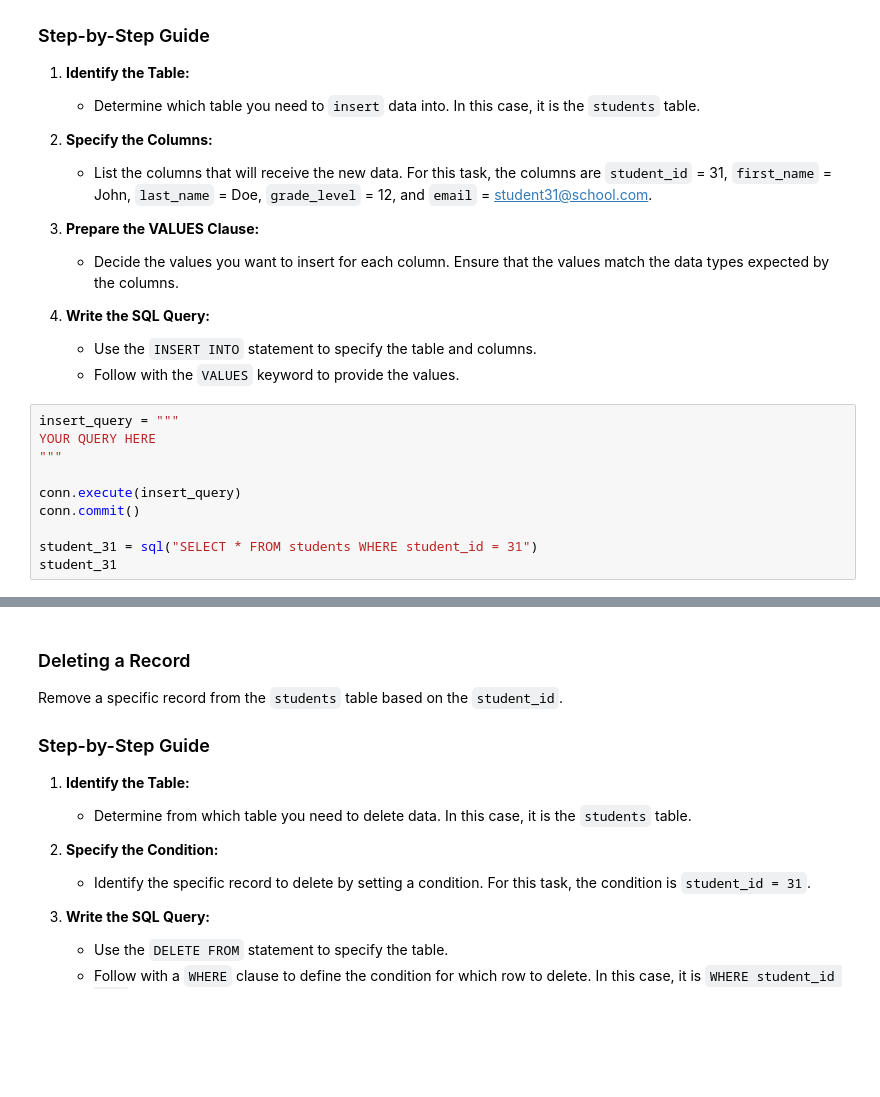
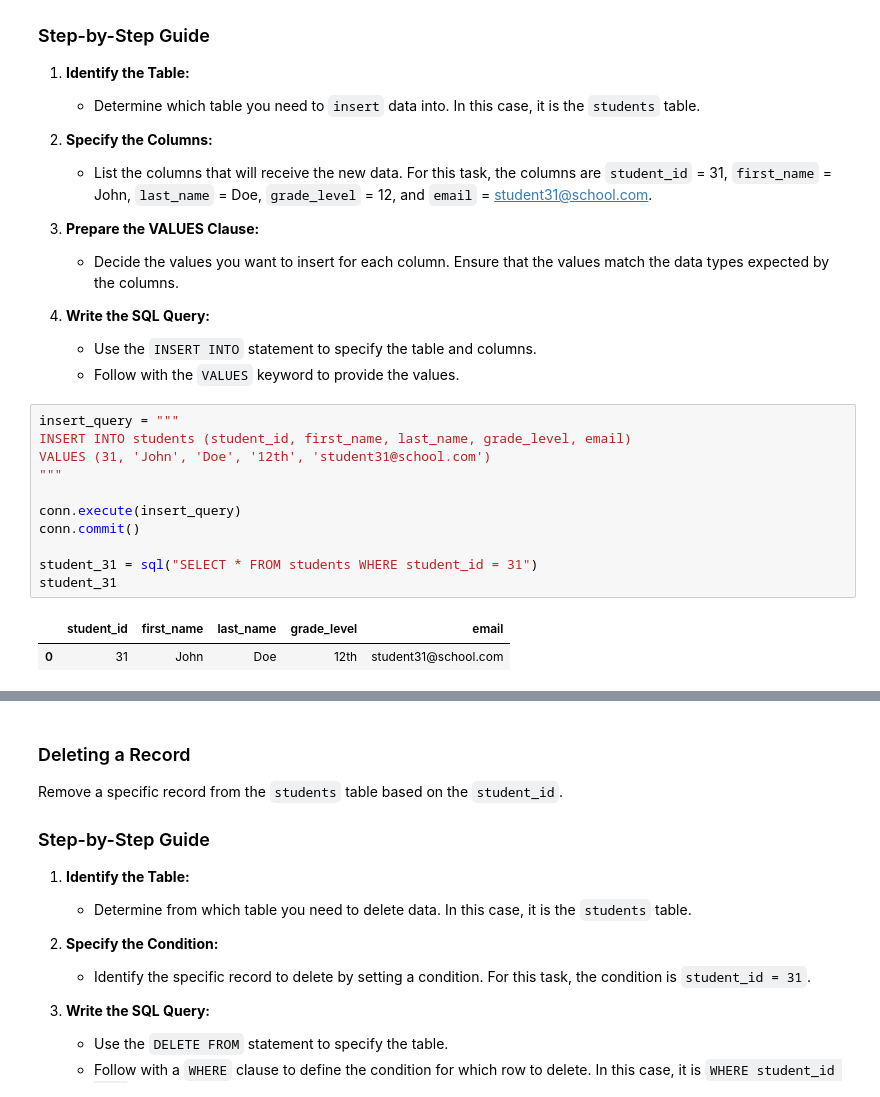
Before and after one commit to joelie1105/SQL_Test, a Jupyter notebook: final.ipynb, the cells around one changed output, grey strips where cells are left out. Saved outputs shown, nothing was run; the diff lists cells and outputs as text; blank space fills up the shorter version.

```diff
--- a/final.ipynb
+++ b/final.ipynb
@@ -334,13 +334,17 @@ Insert a new record into the `students` table with specific values.
    - Follow with the `VALUES` keyword to provide the values.
 # %%
 insert_query = """
-YOUR QUERY HERE
+INSERT INTO students (student_id, first_name, last_name, grade_level, email)
+VALUES (31, 'John', 'Doe', '12th', 'student31@school.com')
 """
 
 conn.execute(insert_query)
 conn.commit()
 
 student_31 = sql("SELECT * FROM students WHERE student_id = 31")
 student_31
+# %% [output]
+|  | student_id | first_name | last_name | grade_level | email |
+| 0 | 31 | John | Doe | 12th | student31@school.com |
 # %%
 test_instance.insert_test(insert_query)
```
Also changed, not shown: parts of 24 cells of this notebook.
